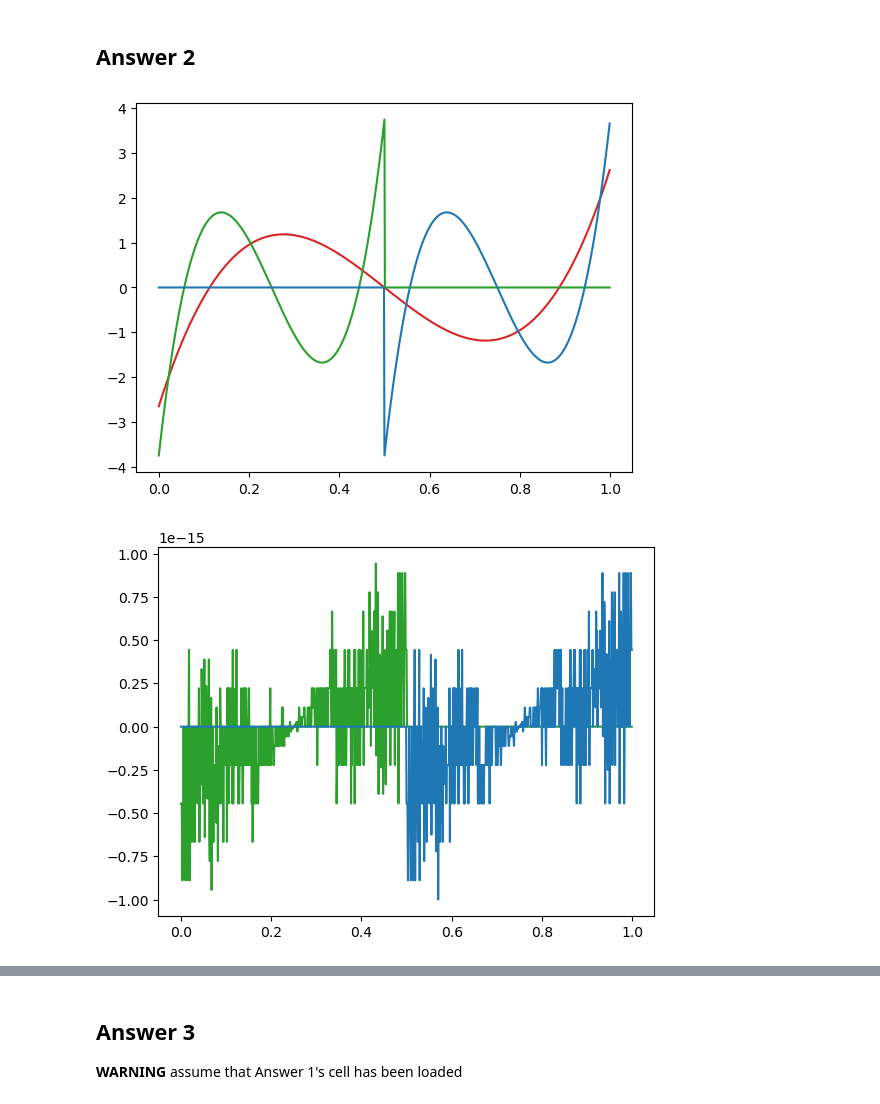
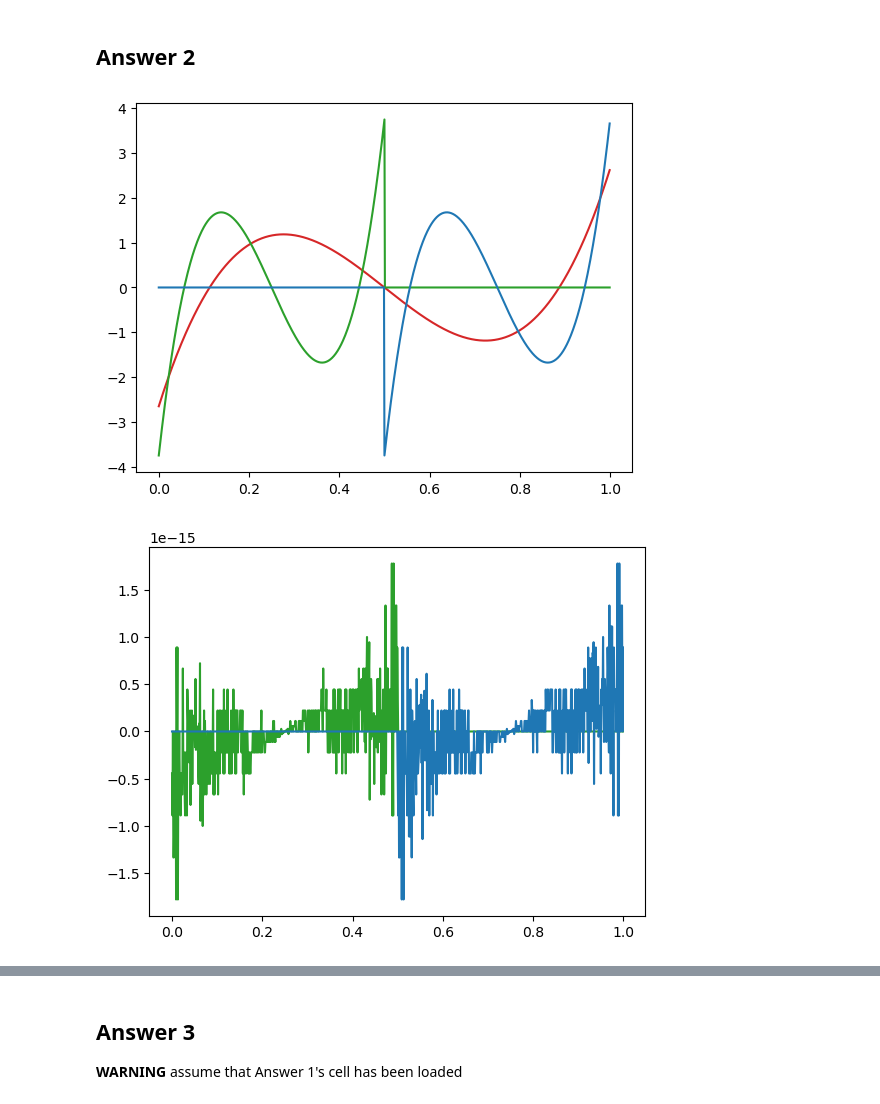
Before and after one commit to MRChemSoft/math-tutorial-NMQC, a Jupyter notebook: content/notebooks/solutions/Ex-4-solution.ipynb, the cells around one changed output, grey strips where cells are left out. Drawn from its saved outputs; the diff is of its cells as text; code cells hidden in the pictures.

```diff
--- a/content/notebooks/solutions/Ex-4-solution.ipynb
+++ b/content/notebooks/solutions/Ex-4-solution.ipynb
@@ -146,33 +146,33 @@ plt.plot(x_vec, sf11_error_vec, "tab:blue") # errors in scale-1 SF we made
 plt.show()
 
 #########
 ### WV
 #########
-wavelet_basis = legendre_4.wavelet
+wavelet_basis = legendre_k.wavelet
 
 wv0 = wavelet_basis(i=3, l=0, n=0)      # scale-0 WV
 wv10_ref = wavelet_basis(i=3, l=0, n=1) # scale-1 WV provided by VaMPYR
 wv11_ref = wavelet_basis(i=3, l=1, n=1) # scale-1 WV provided by VaMPYR
 wv10 = make_dilated(wv0)                # scale-1 WV we made
 wv11 = make_translated(wv10, 1, 1)      # scale-1 WV we made
 
 wv0_vec = [wv0([x]) for x in x_vec]
 wv10_vec = [wv10([x]) for x in x_vec]
 wv11_vec = [wv11([x]) for x in x_vec]
 plt.plot(x_vec, wv0_vec, "tab:red") # your projected function
 plt.plot(x_vec, wv10_vec, "tab:green") # your projected function
 plt.plot(x_vec, wv11_vec, "tab:blue") # your projected function
 
 plt.show()
 
 # validate scale-1 WVs
 wv10_error_vec = [wv10([x]) - wv10_ref([x]) for x in x_vec]
 wv11_error_vec = [wv11([x]) - wv11_ref([x]) for x in x_vec]
 plt.plot(x_vec, wv10_error_vec, "tab:green") # errors in scale-1 SF we made
 plt.plot(x_vec, wv11_error_vec, "tab:blue") # errors in scale-1 SF we made
 
 plt.show()
 # %% [output]
 [figure]
-[figure, old version]
+[figure, new version]
 [figure]
```
Also changed, not shown: parts of 3 cells of this notebook.
